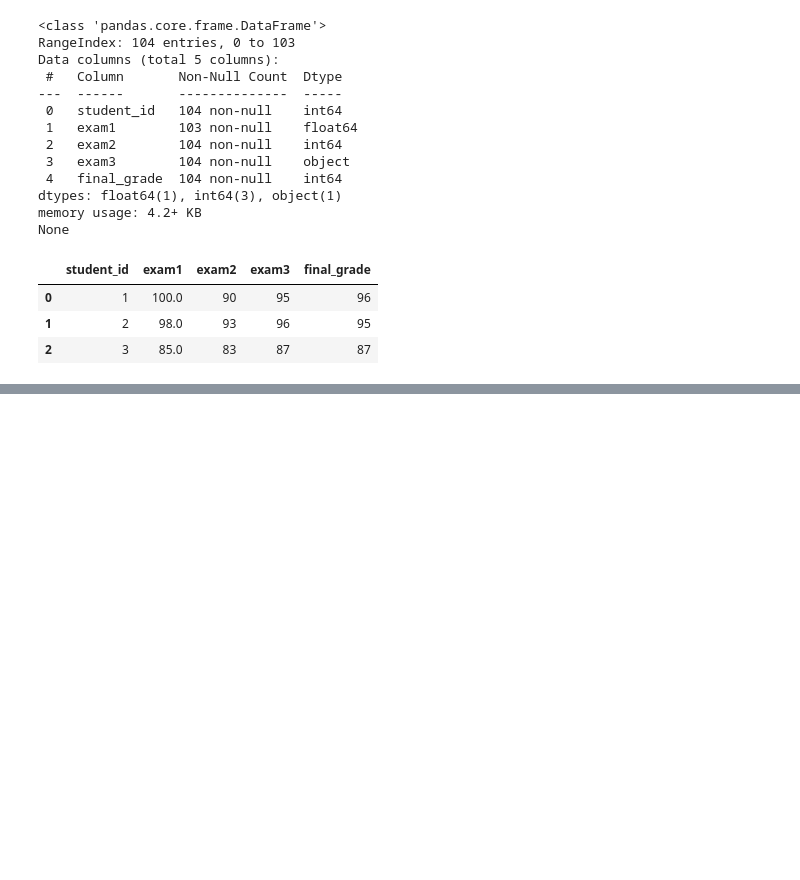
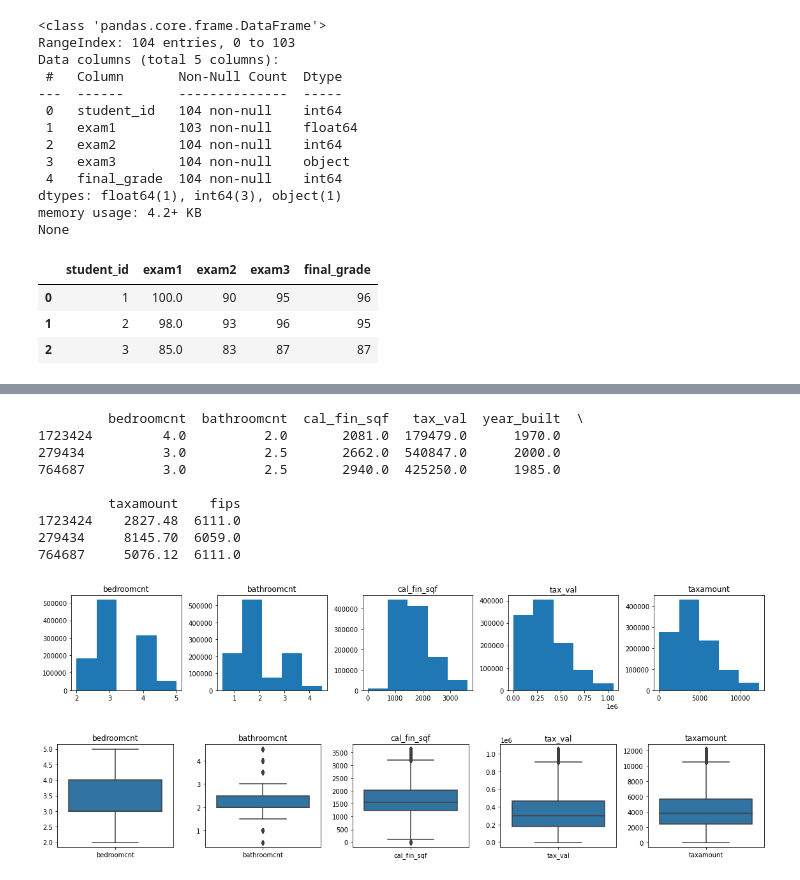
Before and after one commit to Peter-N-Chavez/regression_exercises, a Jupyter notebook: regression_exercises.ipynb, the cells around one changed output, grey strips where cells are left out. Cells and saved outputs as stored; diff of their text form; code cells hidden in the pictures; blank space fills up the shorter version.

Commit message:
Updates to functions and visualizations.

```diff
--- a/regression_exercises.ipynb
+++ b/regression_exercises.ipynb
@@ -77,0 +61,2 @@ None
+# %%
+train, validate, test = wrangle_zillow()
@@ -77,0 +79,16 @@ None
+# %%
+print(train.head(3))
+
+get_box_hist_viz(train)
+# %% [output]
+         bedroomcnt  bathroomcnt  cal_fin_sqf   tax_val  year_built  \
+1723424         4.0          2.0       2081.0  179479.0      1970.0
+279434          3.0          2.5       2662.0  540847.0      2000.0
+764687          3.0          2.5       2940.0  425250.0      1985.0
+
+         taxamount    fips
+1723424    2827.48  6111.0
+279434     8145.70  6059.0
+764687     5076.12  6111.0
+[figure, added]
+[figure, added]
```
Also changed, not shown: parts of 3 cells of this notebook, 1 other file.
